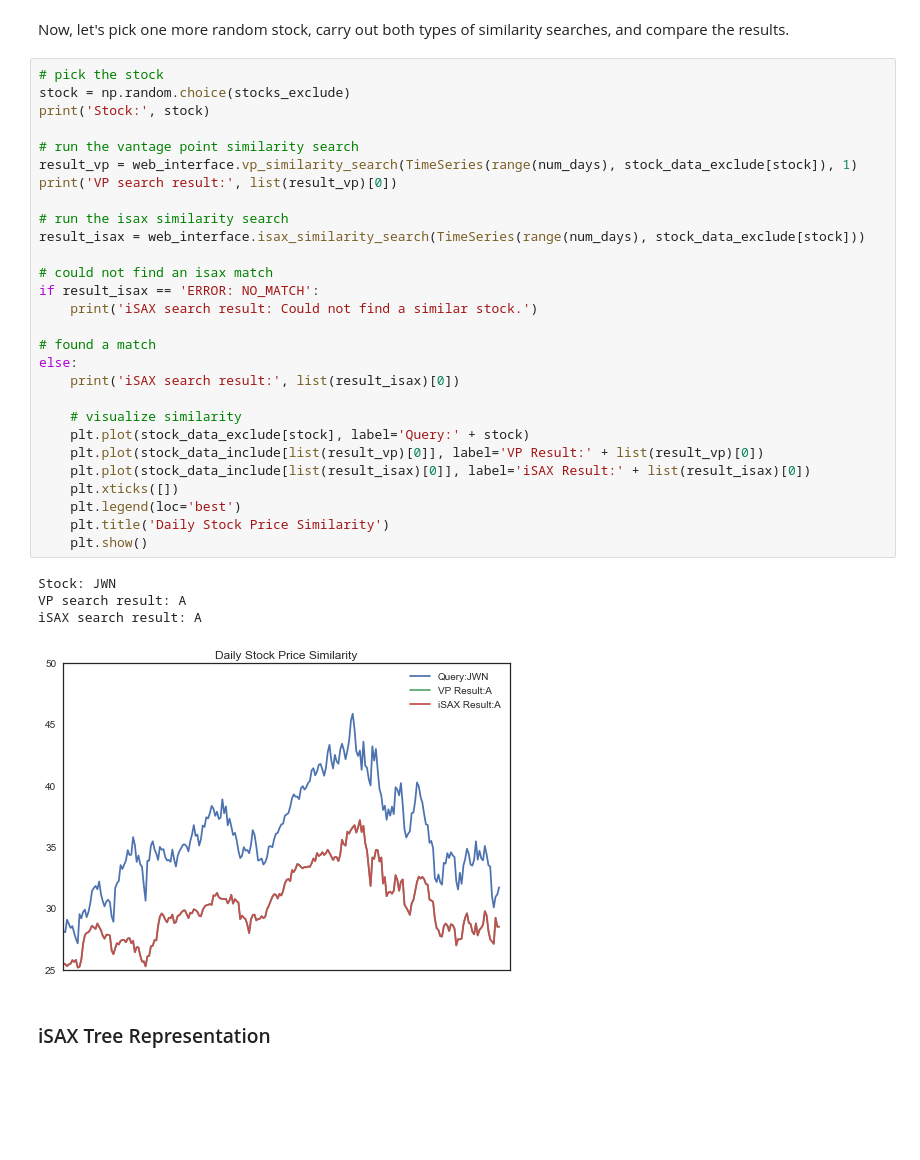
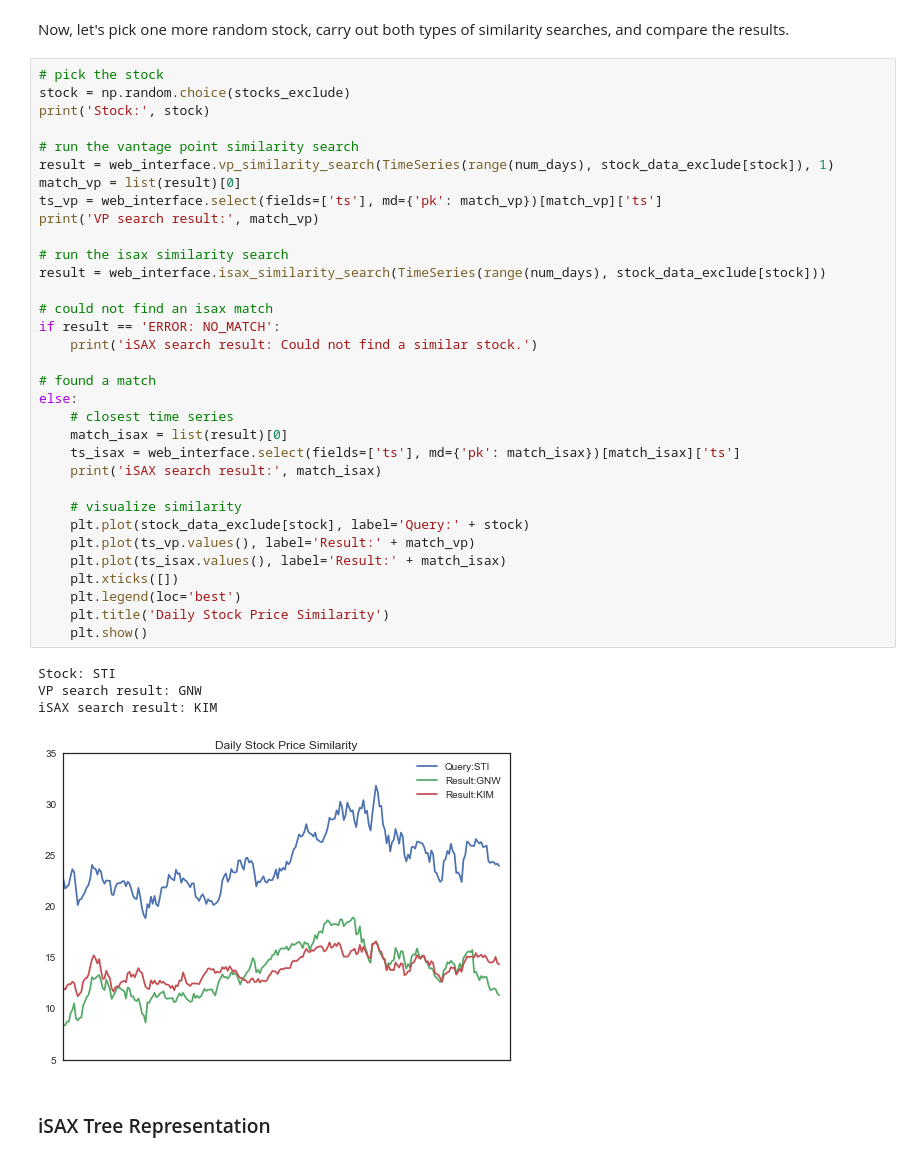
Before and after one commit to Mynti207/TimeDB, a Jupyter notebook: docs/stock_example_prices.ipynb, the cells around one changed output. Cells and saved outputs as stored; diff of their text form; blank space fills up the shorter version.

```diff
--- a/docs/stock_example_prices.ipynb
+++ b/docs/stock_example_prices.ipynb
@@ -178,36 +190,41 @@ Now, let's pick one more random stock, carry out both types of similarity search
 # %%
 # pick the stock
 stock = np.random.choice(stocks_exclude)
 print('Stock:', stock)
 
 # run the vantage point similarity search
-result_vp = web_interface.vp_similarity_search(TimeSeries(range(num_days), stock_data_exclude[stock]), 1)
-print('VP search result:', list(result_vp)[0])
+result = web_interface.vp_similarity_search(TimeSeries(range(num_days), stock_data_exclude[stock]), 1)
+match_vp = list(result)[0]
+ts_vp = web_interface.select(fields=['ts'], md={'pk': match_vp})[match_vp]['ts']
+print('VP search result:', match_vp)
 
 # run the isax similarity search
-result_isax = web_interface.isax_similarity_search(TimeSeries(range(num_days), stock_data_exclude[stock]))
+result = web_interface.isax_similarity_search(TimeSeries(range(num_days), stock_data_exclude[stock]))
 
 # could not find an isax match
-if result_isax == 'ERROR: NO_MATCH':
+if result == 'ERROR: NO_MATCH':
     print('iSAX search result: Could not find a similar stock.')
 
 # found a match
 else:
-    print('iSAX search result:', list(result_isax)[0])
+    # closest time series
+    match_isax = list(result)[0]
+    ts_isax = web_interface.select(fields=['ts'], md={'pk': match_isax})[match_isax]['ts']
+    print('iSAX search result:', match_isax)
 
     # visualize similarity
     plt.plot(stock_data_exclude[stock], label='Query:' + stock)
-    plt.plot(stock_data_include[list(result_vp)[0]], label='VP Result:' + list(result_vp)[0])
-    plt.plot(stock_data_include[list(result_isax)[0]], label='iSAX Result:' + list(result_isax)[0])
+    plt.plot(ts_vp.values(), label='Result:' + match_vp)
+    plt.plot(ts_isax.values(), label='Result:' + match_isax)
     plt.xticks([])
     plt.legend(loc='best')
     plt.title('Daily Stock Price Similarity')
     plt.show()
 # %% [output]
-Stock: JWN
-VP search result: A
-iSAX search result: A
+Stock: STI
+VP search result: GNW
+iSAX search result: KIM
-[figure, old version]
+[figure, new version]
 # %% [markdown]
 ### iSAX Tree Representation
 # %% [markdown]
```
Also changed, not shown: parts of 7 cells of this notebook, 17 other files.
